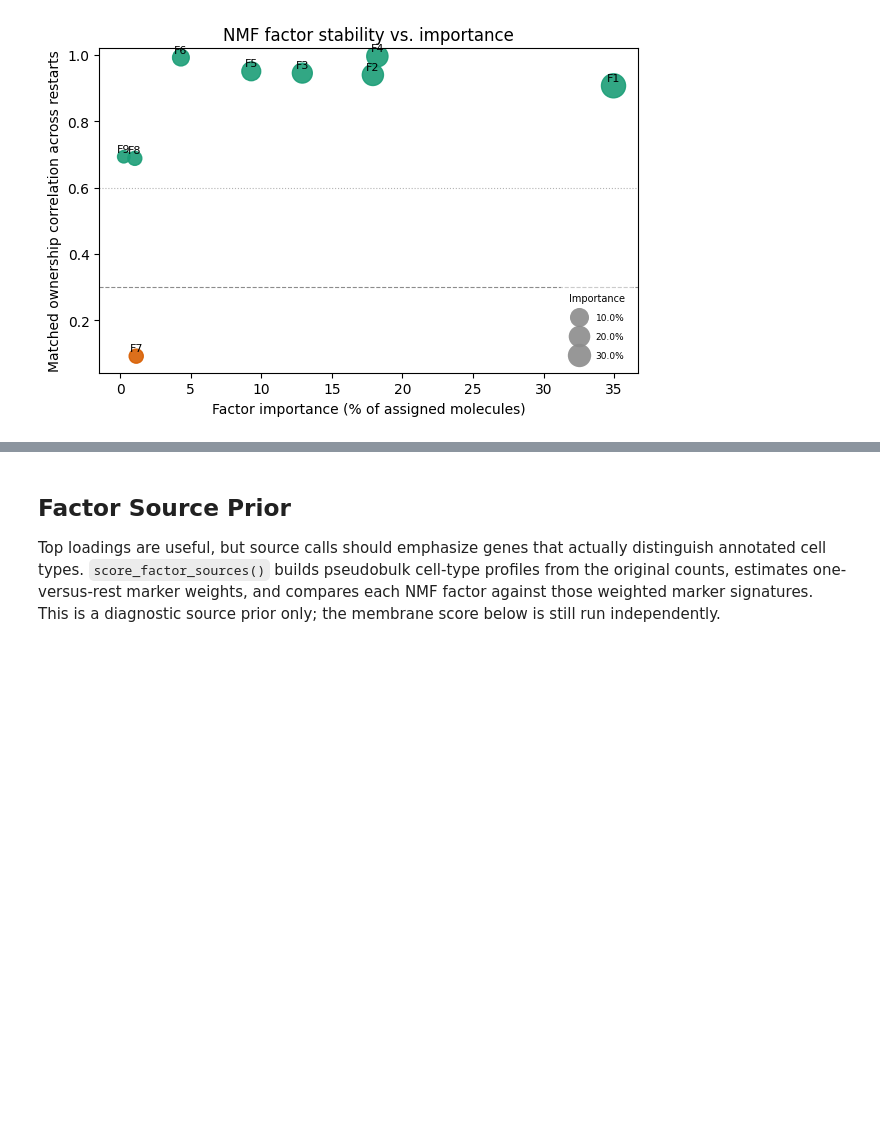
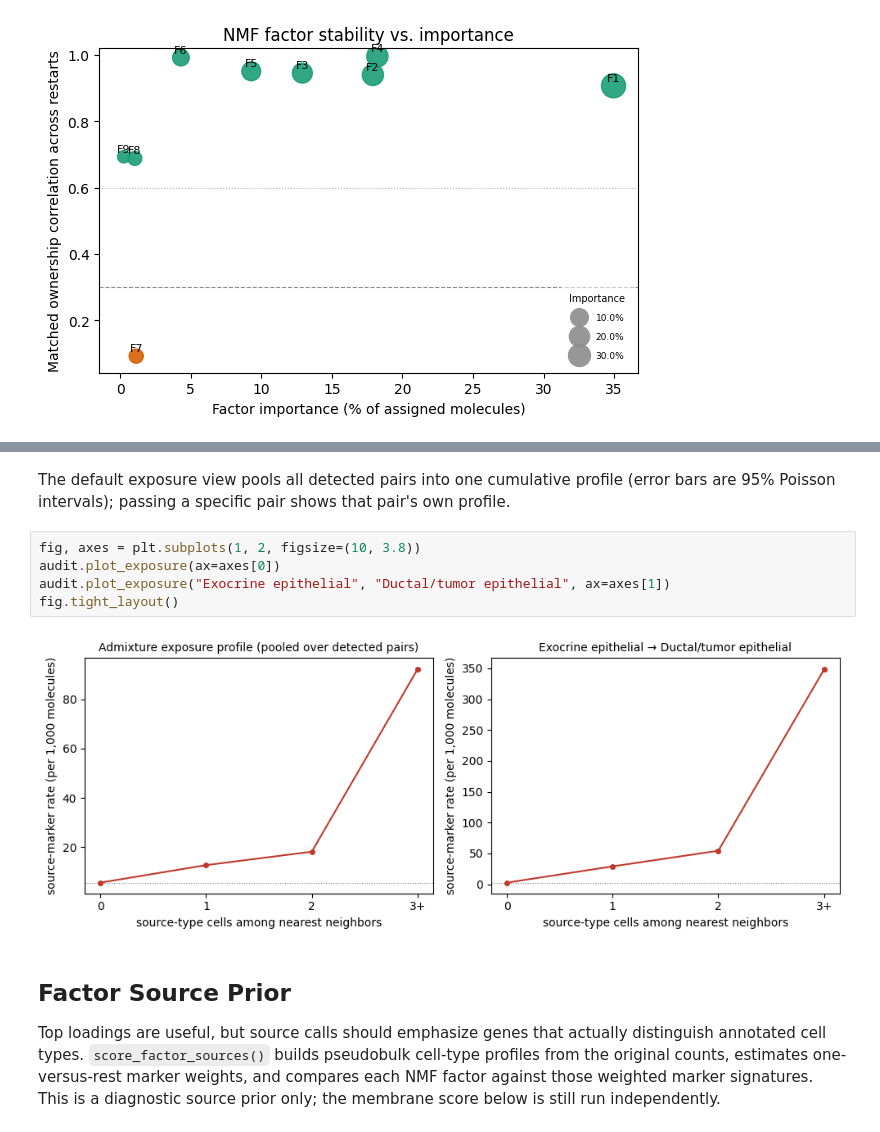
Before and after one commit to kharchenkolab/cellAdmix-core, a Jupyter notebook: examples/xenium_pancreas_membrane_377_full/pancreas_python_standalone.ipynb, the cells around one changed output, grey strips where cells are left out. Cells and saved outputs as stored; diff of their text form; blank space fills up the shorter version.

```diff
--- a/examples/xenium_pancreas_membrane_377_full/pancreas_python_standalone.ipynb
+++ b/examples/xenium_pancreas_membrane_377_full/pancreas_python_standalone.ipynb
@@ -71,3 +97,14 @@ fit.plot_stability();
+# %% [markdown]
+The default exposure view pools all detected pairs into one cumulative
+profile (error bars are 95% Poisson intervals); passing a specific pair
+shows that pair's own profile.
+# %%
+fig, axes = plt.subplots(1, 2, figsize=(10, 3.8))
+audit.plot_exposure(ax=axes[0])
+audit.plot_exposure("Exocrine epithelial", "Ductal/tumor epithelial", ax=axes[1])
+fig.tight_layout()
+# %% [output]
+[figure, added]
 # %% [markdown]
 ## Factor Source Prior
 
```
Also changed, not shown: parts of 9 cells of this notebook, 1 other file.
